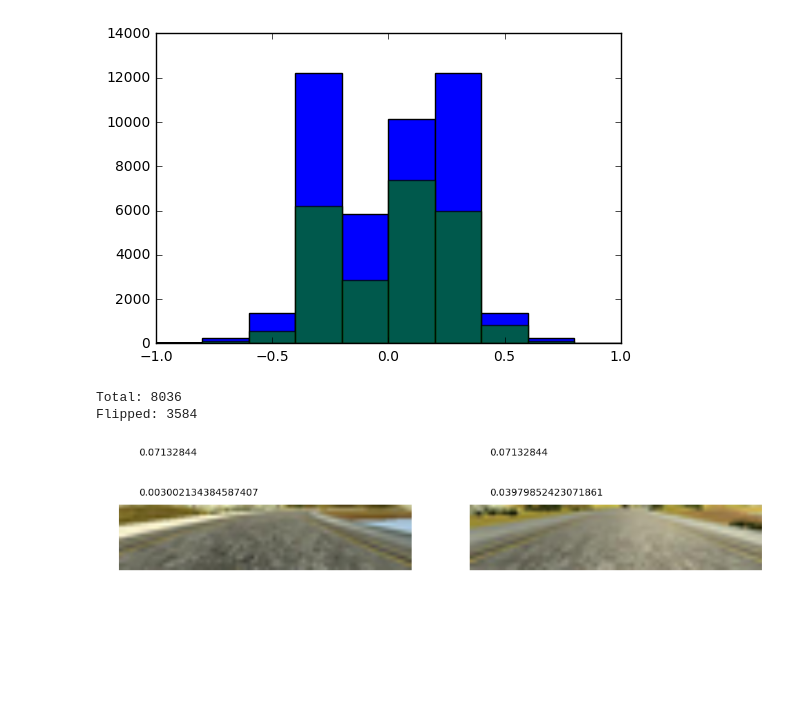
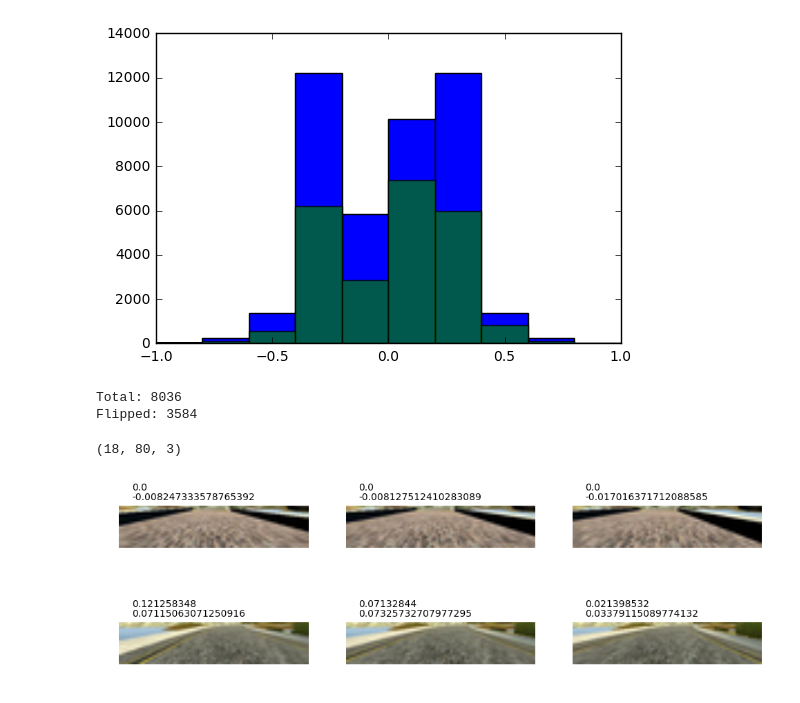
Before and after one commit to vfcosta/CarND-Behavioral-Cloning, a Jupyter notebook: exploration.ipynb, the cells around one changed output. Cells and saved outputs as stored; diff of their text form; code cells hidden in the pictures; blank space fills up the shorter version.

```diff
--- a/exploration.ipynb
+++ b/exploration.ipynb
@@ -53,25 +53,29 @@ Flipped: 3584
 # %%
 # Load model
 with open("model.json", 'r') as jfile:
     model = model_from_json(jfile.read())
 model.compile("adam", "mse")
 model.load_weights("model.h5")
 
 # Plot sample images
 n_samples = 2
 indexes = np.random.randint(0, len(driving_log), n_samples)
-fig, axs = plt.subplots(1, n_samples)
+fig, axs = plt.subplots(n_samples, 3)
 fig.set_size_inches(12, 4)
 
 for i,index in enumerate(indexes):
-    axs[i].axis('off')
-    axs[i].text(5,-14, driving_log.ix[index]['steering'])
-    image = kimage.load_img(data_dir + "/" + driving_log.ix[index]['center'].strip())
-    image_array = preprocess(image, normalize=False)
+    for j,label in enumerate(['left', 'center', 'right']):
+        axs[i,j].axis('off')
+        steering = driving_log.ix[index]['steering']
+        axs[i,j].text(5,-7, calculate_steering(steering, label))
+        image = kimage.load_img(data_dir + "/" + driving_log.ix[index][label].strip())
+        image_array = preprocess(image, normalize=False)
+        if i==0 and j==0: print(image_array.shape)
 
-    processed_image = preprocess(image)
-    predicted_steering = float(model.predict(processed_image[None, :, :, :], batch_size=1))
-    axs[i].text(5, -3, predicted_steering)
-    axs[i].imshow(image_array)
+        processed_image = preprocess(image)
+        predicted_steering = float(model.predict(processed_image[None, :, :, :], batch_size=1))
+        axs[i,j].text(5, -3, predicted_steering)
+        axs[i,j].imshow(image_array)
 # %% [output]
+(18, 80, 3)
-[figure, old version]
+[figure, new version]
```
Also changed, not shown: parts of 1 cell of this notebook, 1 other file.
